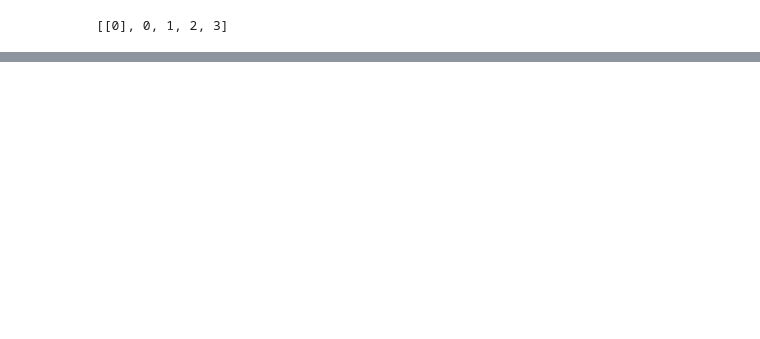
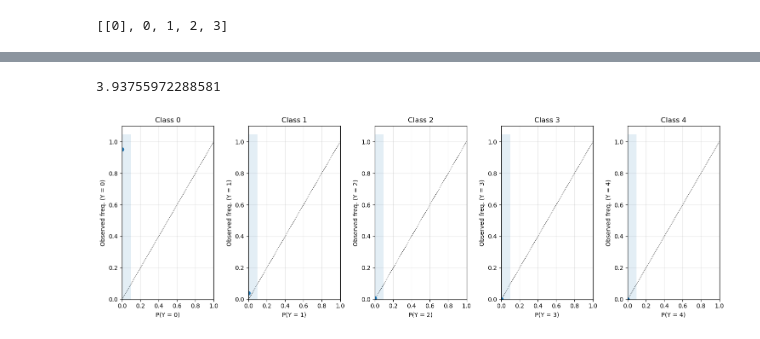
Before and after one commit to NicolasCaronPro/ST-GNN-for-wildifre-prediction, a Jupyter notebook: Prediction/evaluate_federated.ipynb, the cells around one changed output, grey strips where cells are left out. Drawn from its saved outputs; the diff is of its cells as text; code cells hidden in the pictures; blank space fills up the shorter version.

```diff
--- a/Prediction/evaluate_federated.ipynb
+++ b/Prediction/evaluate_federated.ipynb
@@ -451,0 +1021,38 @@ Protofederated-GRU-departement & NaN \\
+# %%
+import numpy as np
+
+def ordinal_ece(probs, y_true, n_bins=10):
+    """
+    probs: (N, K) probas prédites pour chaque classe ordinale
+    y_true: (N,) labels réels {0..K-1}
+    """
+    N, K = probs.shape
+    ece = 0.0
+    bin_edges = np.linspace(0, 1, n_bins+1)
+
+    # Convertir probas en CDF ordinale
+    cdf_pred = np.cumsum(probs, axis=1)  # shape (N, K)
+
+    # On ne considère pas la classe max (CDF==1)
+    for k in range(K-1):
+        conf_k = cdf_pred[:, k]          # P(Y <= k)
+        true_k = (y_true <= k).astype(float)
+
+        for b in range(n_bins):
+            # indices du bin
+            in_bin = (conf_k >= bin_edges[b]) & (conf_k < bin_edges[b+1])
+            if not np.any(in_bin):
+                continue
+
+            freq = np.mean(true_k[in_bin])
+            conf = np.mean(conf_k[in_bin])
+            ece += (np.sum(in_bin) / N) * abs(freq - conf)
+
+    return ece
+# %%
+target_name = 'nbsinister-kmeans-5-Class-Dept'
+horizon = 0
+cols = list([f'prediction_{target_name}_{horizon}_C{c}' for c in range(5)])
+
+probs = pred.groupby(['date', 'graph_id'])[cols].mean().values
+ytrue = pred.groupby(['date', 'graph_id'])[target_name].mean().values
@@ -451,0 +1301,7 @@ Protofederated-GRU-departement & NaN \\
+# %%
+print(ordinal_ece(probs, ytrue))
+plot_calibration_with_background(probs, ytrue)
+plt.show()
+# %% [output]
+3.93755972288581
+[figure, added]
```
Also changed, not shown: parts of 18 cells of this notebook, 7 other files.
